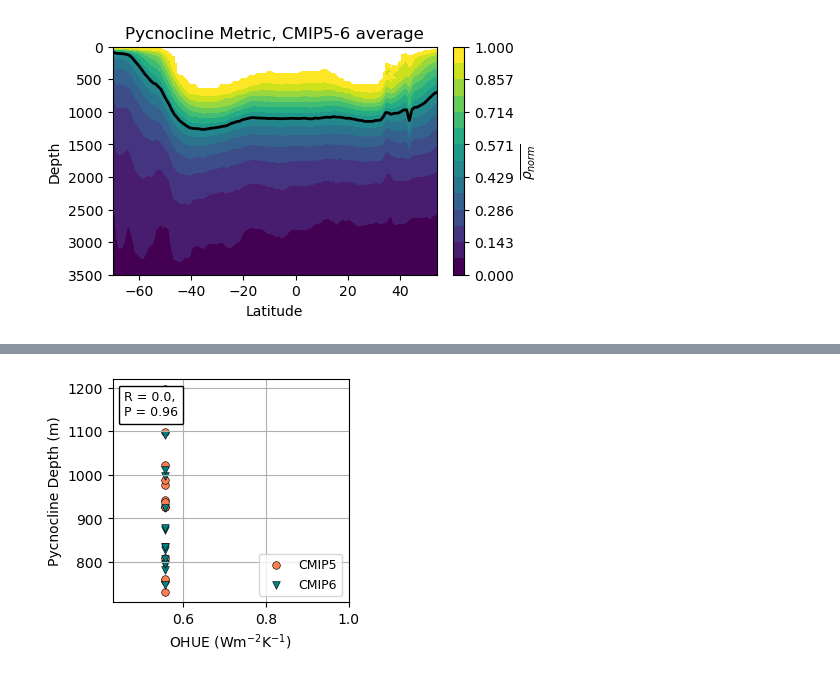
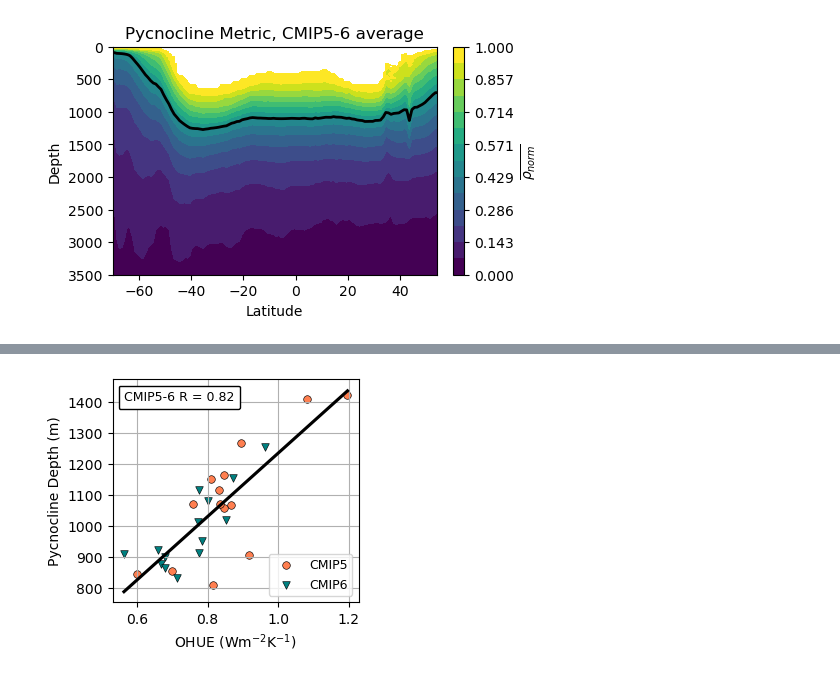
Before and after one commit to Zanna-ResearchTeam/CCSM-OHUE-pycnocline-relationship, a Jupyter notebook: Plot_metrics.ipynb, the cells around one changed output, grey strips where cells are left out. Cells and saved outputs as stored; diff of their text form; code cells hidden in the pictures.

```diff
--- a/Plot_metrics.ipynb
+++ b/Plot_metrics.ipynb
@@ -117,8 +47,11 @@ area = da['cell_area']
 
 SST_change_cmip5 =  xr.open_dataarray('SST_change_cmip5.nc').rename('sst_anom')
 SST_change_cmip6 =  xr.open_dataarray('SST_change_cmip6.nc').rename('sst_anom')
-OHU_change_cmip5 =  xr.open_dataarray('SST_change_cmip5.nc').rename('ohu_anom')
-OHU_change_cmip6 =  xr.open_dataarray('SST_change_cmip6.nc').rename('ohu_anom')
+OHU_change_cmip5 =  xr.open_dataarray('OHU_change_cmip5.nc').rename('ohu_anom')
+OHU_change_cmip6 =  xr.open_dataarray('OHU_change_cmip6.nc').rename('ohu_anom')
 
 SST_change = xr.concat([SST_change_cmip5,SST_change_cmip6],dim='model')
 OHU_change = xr.concat([OHU_change_cmip5,OHU_change_cmip6],dim='model')
+
+models_cmip5=SST_change_cmip5.model
+models_cmip6=SST_change_cmip6.model
@@ -165,11 +128,7 @@ slope = xr.concat([slope_cmip5, slope_cmip6],dim='model')
 # %%
-lat = -40
 lat = -45
-#lat = -48
-depth = 4500 #OG
-lat = -45
-
 
 rho_norm = -(density -density.max('lev'))
 rho_norm = rho_norm.where(rho_norm<rho_norm.sel(lev=400,method='nearest').sel(y=lat,method='nearest'))
 rho_norm = rho_norm/rho_norm.max('lev')
+rho_norm= rho_norm.rename('rho_norm')
@@ -188,14 +151,10 @@ plt.savefig('Pyc_metric.pdf')
 # %%
-P = rho_norm.rename('variation')
-
 Y=rho_norm.y.values
 lev=rho_norm.lev.values
 file_lev_bounds = '/gws/nopw/j04/ukfafmip/users/enewsom/regrid_from_jonathan_thetoa/cmip6/CONCATTED/thetao_Oyr_CESM2_piControl_r1i1p1f1_gn_regridded_050001-059912.nc'
 dh  = xr.open_dataset(file_lev_bounds).assign_attrs(source_id='CESM2')
 dh=combined_preprocessing(dh)
 lev_bounds=dh.lev_bounds.isel(bnds=1).values
-
-
 
 ds = xr.Dataset(
      coords={
@@ -215,7 +174,6 @@ ds = xr.Dataset(
              lev_bounds)})
 grid = Grid(ds, coords={"Y": {"center": "y_c", "right": "y_g"},"lev": {"center": "lev", "right": "lev_g"}},periodic=False)
 grid
-lev_grid = P.lev.broadcast_like(P)
+lev_grid = rho_norm.lev.broadcast_like(rho_norm)
 target_levels = np.arange(0,1,.025)
 depth_rho_norm = grid.transform(lev_grid, 'lev', target_levels, target_data=rho_norm, method='linear')
-depth_rho_norm=depth_rho_norm.rename('rho_norm')
@@ -248,85 +202,40 @@ df = xr.merge([OHUE.dropna('model').rename('ohue'),d.rename('depth'),n.rename('N
 # %%
-import seaborn as sns
-from mpl_toolkits.axes_grid.anchored_artists import AnchoredText
+ohue_labels = ['OHUE','OHUE$_{MidLat}$','OHUE$_{NHighLat}$','OHUE$_{SHighLat}$','OHUE$_{LowLat}$']
+metric_labels=['Pycnocline Depth (m)','$N^2$ ($10^{-5}s^{-2}$)','Isopycnal slopes ($10^{-3}$)']
+reg_abrv = ['global','midlats','NH','SH','LL']
 
+metrics = ['depth','N2','slope']
 
-def textonly(ax, txt, fontsize = 14, loc = 2, *args, **kwargs):
-    at = AnchoredText(txt,
-                      prop=dict(size=fontsize),
-                      frameon=True,
-                      loc=loc)
-    at.patch.set_boxstyle("round,pad=0.,rounding_size=0.1")
-    ax.add_artist(at)
-    return at
+for surf in range(0,2): #increase range to plot remaining regions
+    for j, metric in enumerate(metrics):
 
-surfs = np.array([0,3])
-metrics = ['depth','N2','slope']
-for surf in surfs:
-    for metric in metrics:
+        fig, ax = plt.subplots(1,figsize =(3.2,2.8),constrained_layout=True)
 
-
-        if surf ==0:
-            strt = 'global'
-            fig, ax = plt.subplots(1,figsize =(3.2,2.8),constrained_layout=True)
-        if surf ==1:
-            strt = 'NH'
-            fig, ax = plt.subplots(1,figsize =(3.2,2.8),constrained_layout=True)
-        if surf ==2:
-            strt = 'SH'
-            fig, ax = plt.subplots(1,figsize =(3.2,2.8),constrained_layout=True)
-        if surf ==4:
-            strt = 'midlats'
-            fig, ax = plt.subplots(1,figsize =(3.2,2.8),constrained_layout=True)
-        if surf ==5:
-            strt = 'LL'
-            fig, ax = plt.subplots(1,figsize =(3.2,2.8),constrained_layout=True)
-
-
+        reg = reg_abrv[surf]
         data5 = df.isel(surf_reg=surf).sel(model=models_cmip5)
         data6 = df.isel(surf_reg=surf).sel(model=models_cmip6)
         data_full = df.isel(surf_reg=surf)
 
-        r5 = xr.corr(data5[metric],data5.ohue)
-        r6 = xr.corr(data6[metric],data6.ohue)
+        sns.scatterplot(data=data5, x="ohue", y=metric, edgecolor='k',  color="coral",s=30, marker='o')
+        sns.scatterplot(data=data6, x="ohue", y=metric,edgecolor='k',  color="teal",s=30, marker='v')
+        sns.regplot(x='ohue', y=metric, data=data_full, fit_reg=True,ci=0, ax=ax,scatter=False, color="k")
+
         p = xs.pearson_r_p_value(data_full[metric],data_full.ohue,dim='model',skipna=True )
         r = xr.corr(data_full[metric],data_full.ohue)
 
-        sns.scatterplot(data=data5, x="ohue", y=metric, edgecolor='k',  color="coral",s=30, marker='o')
-        sns.scatterplot(data=data6, x="ohue", y=metric,edgecolor='k',  color="teal",s=30, marker='v')
-        sns.regplot(x='ohue', y=metric, data=data_full, fit_reg=True,ci=0, ax=ax,scatter=False, color="k")
         if r.values <0:
             loc1 = 3
             loc2 =1
         else:
             loc1 = 4
             loc2 = 2
         plt.legend(['CMIP5','CMIP6'],fontsize=9,loc=loc1)
-        at = textonly(plt.gca(), 'R = '+str(np.round(r.values,2))+',\nP = '+str(np.round(p.values,2)),fontsize=9,loc=loc2)
+        at = textonly(plt.gca(), 'CMIP5-6 R = '+str(np.round(r.values,2)),fontsize=9,loc=loc2)
 
-        if metric == 'N2':
-            plt.ylabel('$N^2$ ($10^{-5}s^{-2}$)')
-            plt.ylim(0.0, 1.05)
-        if metric == 'slope':
-            plt.ylabel('Isopycnal slopes ($-1x10^{-3}$)')
-
-            plt.ylim(.28,1.55)
-        if metric == 'depth':
-            plt.ylabel('Pycnocline Depth (m)')
-            #plt.ylim(870,2000)
-        if surf == 3:
-            plt.xlabel('OHUE$_{MidLat}$ (Wm$^{-2}$Km$^{-1}$)')
-            plt.xlim(.34,.72)
-        if surf == 0:
-            plt.xlabel('OHUE (Wm$^{-2}$K$^{-1}$)')
-            plt.xlim(.43,1)
-        if surf == 1:
-            plt.xlabel('OHUE$_{NHighLat}$ (Wm$^{-2}$K$^{-1}$)')
-        if surf == 2:
-            plt.xlabel('OHUE$_{SHighLat}$ (Wm$^{-2}$K$^{-1}$)')
-        if surf == 4:
-            plt.xlabel('OHUE$_{LowLat}$ (Wm$^{-2}$K$^{-1}$)')
+        plt.ylabel(metric_labels[j])
+        plt.xlabel(ohue_labels[surf]+' (Wm$^{-2}$K$^{-1}$)')
         plt.grid()
 
-        #plt.savefig('OHUE_metrics_plot_'+metric+'_'+strt+'.pdf')
+        #plt.savefig('OHUE_metrics_plot_'+metric+'_'+reg+'.pdf')
 # %% [output]
-[figure, old version]
+[figure, new version]
```
Also changed, not shown: parts of 20 cells of this notebook.
